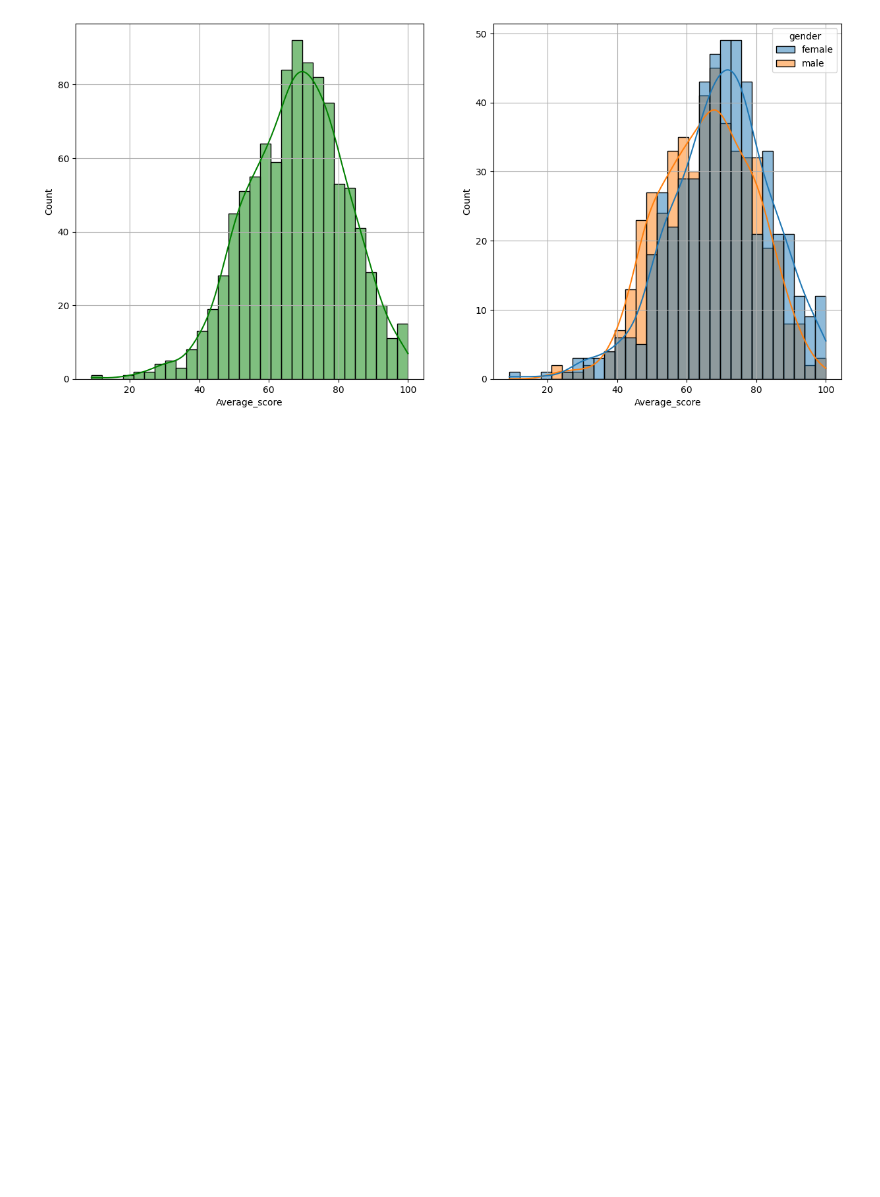
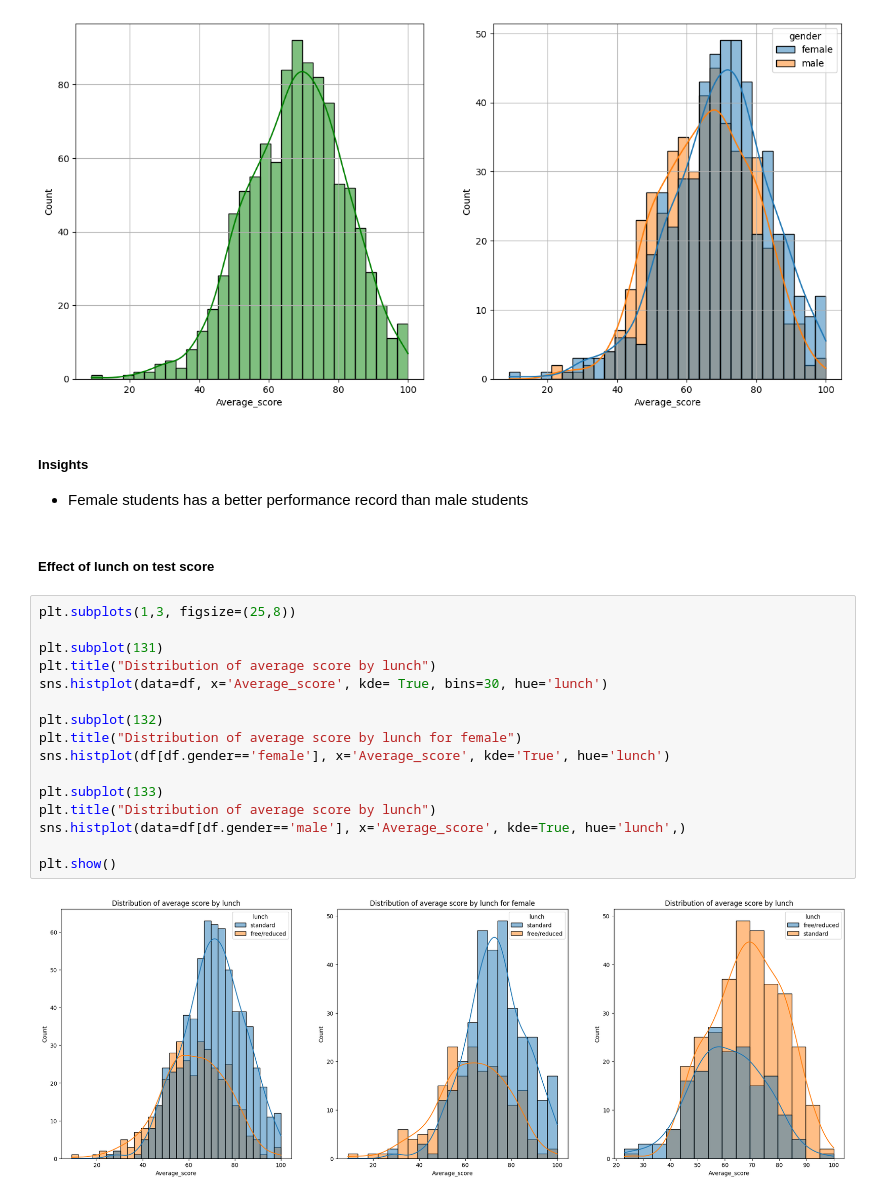
Before and after one commit to DwaipayanMistry/StudentsPerformance_DS-ML, a Jupyter notebook: notebook/EDA-Students-Performance.ipynb, the cells around one changed output. Drawn from its saved outputs; the diff is of its cells as text; blank space fills up the shorter version.

```diff
--- a/notebook/EDA-Students-Performance.ipynb
+++ b/notebook/EDA-Students-Performance.ipynb
@@ -232,3 +234,26 @@ plt.grid()
 plt.show()
 # %% [output]
 [figure]
+# %% [markdown]
+##### Insights
+- Female students has a better performance record than male students
+# %% [markdown]
+##### Effect of lunch on test score
+# %%
+plt.subplots(1,3, figsize=(25,8))
+
+plt.subplot(131)
+plt.title("Distribution of average score by lunch")
+sns.histplot(data=df, x='Average_score', kde= True, bins=30, hue='lunch')
+
+plt.subplot(132)
+plt.title("Distribution of average score by lunch for female")
+sns.histplot(df[df.gender=='female'], x='Average_score', kde='True', hue='lunch')
+
+plt.subplot(133)
+plt.title("Distribution of average score by lunch")
+sns.histplot(data=df[df.gender=='male'], x='Average_score', kde=True, hue='lunch',)
+
+plt.show()
+# %% [output]
+[figure, added]
```
Also changed, not shown: parts of 30 cells of this notebook, 1 other file.
